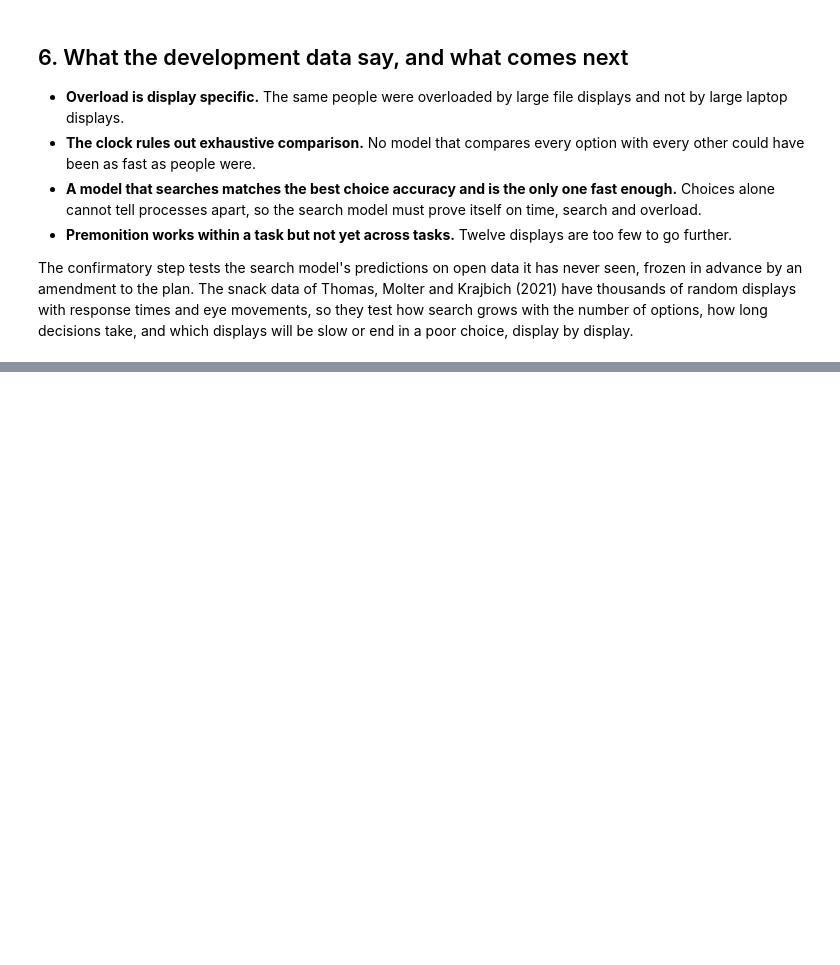
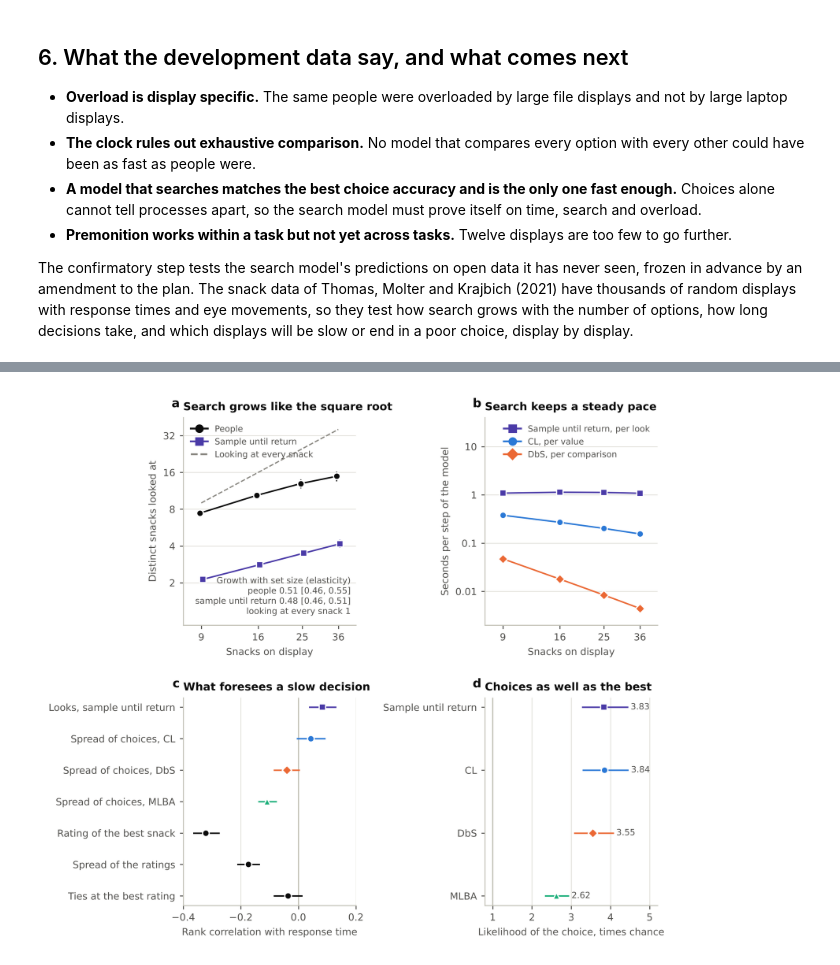
Before and after one commit to ucchol/overload-prediction, a Jupyter notebook: notebooks/02_overload_time_search.ipynb, the cells around one changed output, grey strips where cells are left out. Saved outputs shown, nothing was run; the diff lists cells and outputs as text; code cells hidden in the pictures; blank space fills up the shorter version.

```diff
--- a/notebooks/02_overload_time_search.ipynb
+++ b/notebooks/02_overload_time_search.ipynb
@@ -454,0 +468,15 @@ The confirmatory step tests the search model's predictions on open data it has n
+# %%
+from overload.experiments import search_confirmatory
+from overload.figures import figure_search_confirmatory
+snack_dir = REPO / "data" / "snack"
+if not (snack_dir / "setsize-36_desc-data.csv").exists():
+    subprocess.run(["sh", "scripts/fetch_snack_data.sh", str(snack_dir)], cwd=REPO, check=True)
+out = REPO / "results" / "search_confirmatory"
+if RECOMPUTE or not (out / "summary.json").exists():
+    search_confirmatory.run(snack_dir, out, replicates=1000, jobs=JOBS)  # about 15 minutes with two processes
+conf = json.loads((out / "summary.json").read_text())
+figure_search_confirmatory(conf, out / "fig_search_confirmatory")
+display(Image(filename=str(out / "fig_search_confirmatory.png"), width=900))
+display(Markdown((out / "table_search_confirmatory.md").read_text()))
+# %% [output]
+[figure, added]
```
Also changed, not shown: parts of 8 cells of this notebook, 26 other files.
